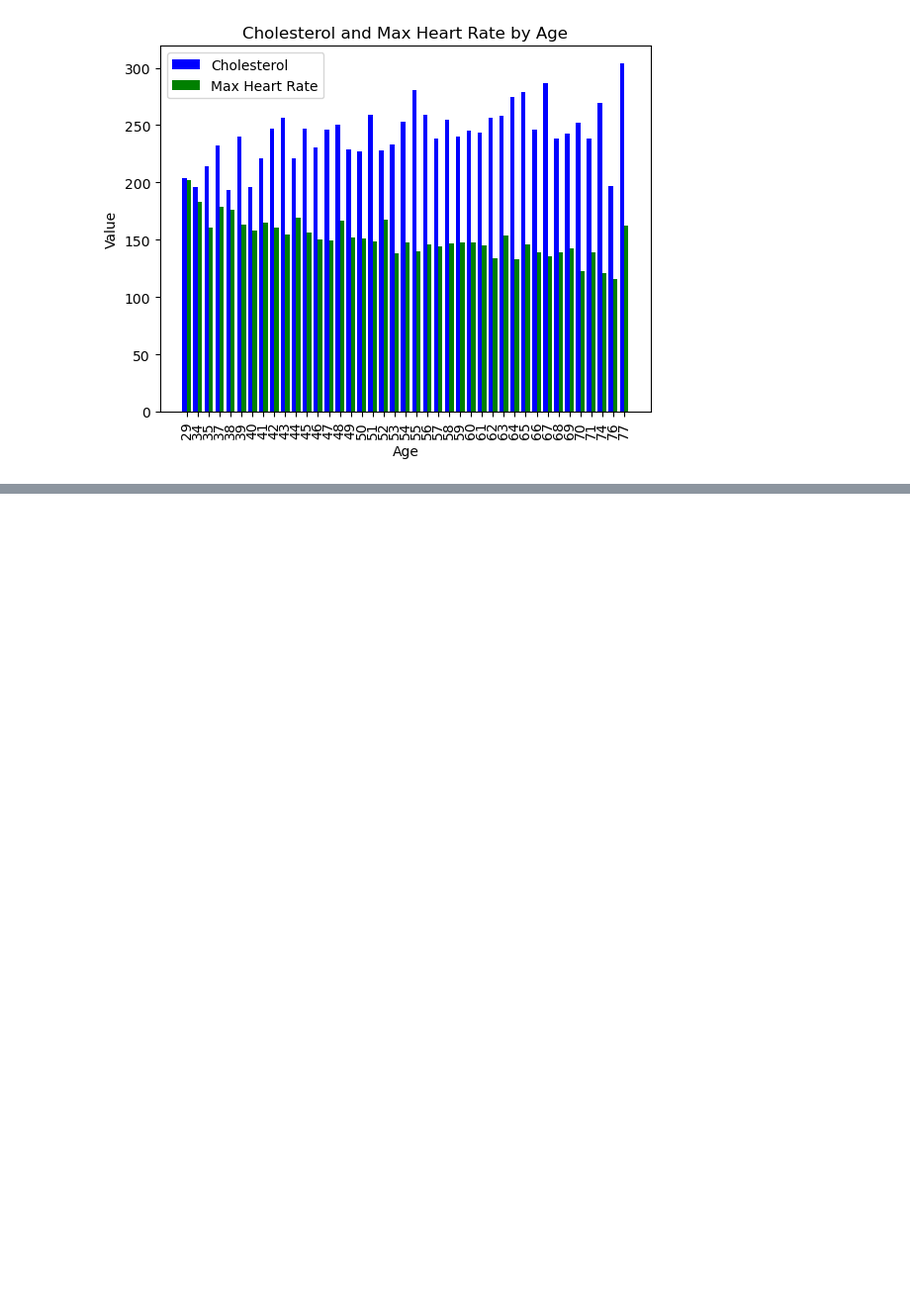
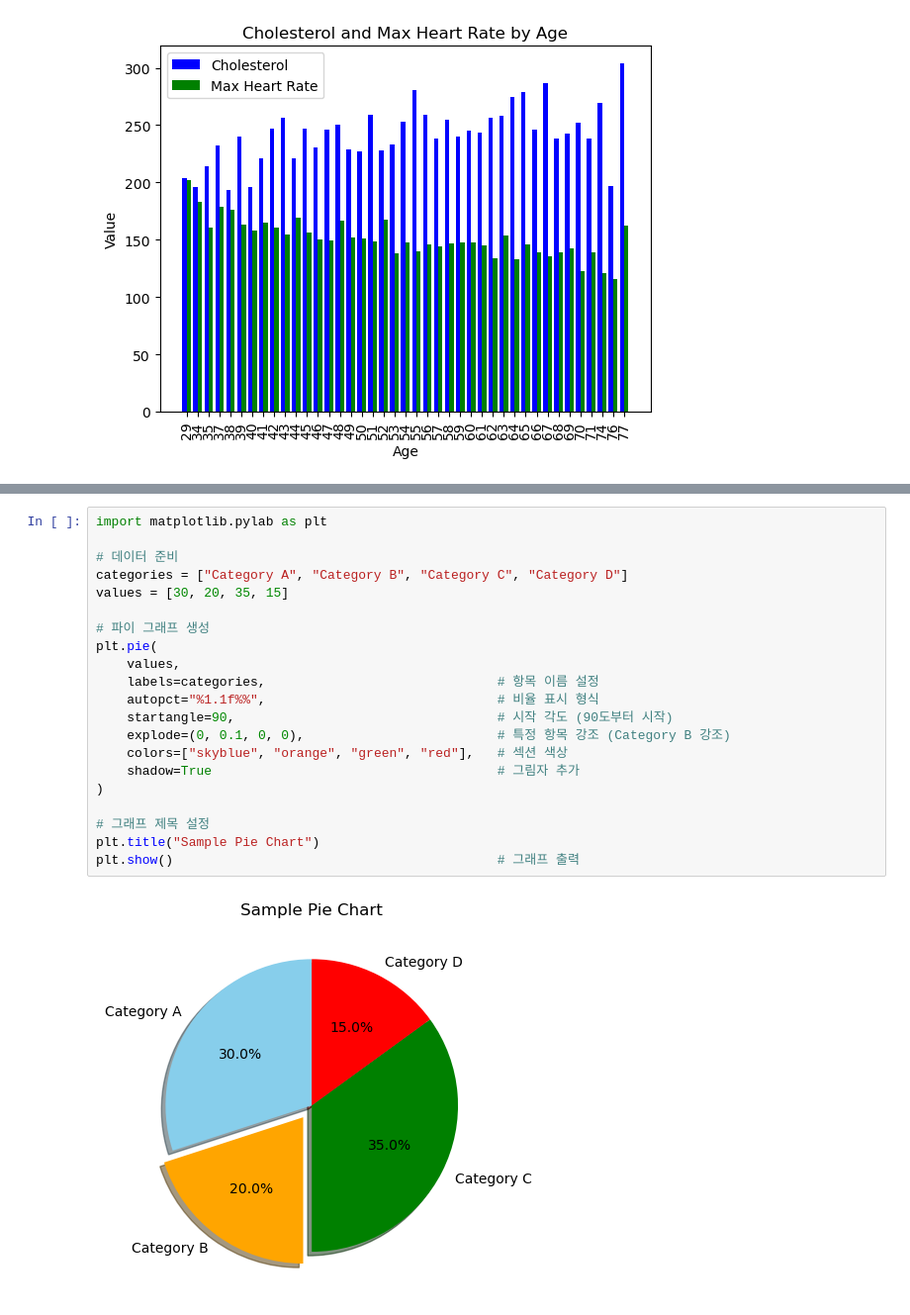
Before and after one commit to solidSnakesado/DeepLearning, a Jupyter notebook: AICE_TEST_탐색적_데이터_분석(EDA)_시각화.ipynb, the cells around one changed output, grey strips where cells are left out. Shown at 99% size. Drawn from its saved outputs; the diff is of its cells as text; blank space fills up the shorter version.

```diff
--- a/AICE_TEST_탐색적_데이터_분석(EDA)_시각화.ipynb
+++ b/AICE_TEST_탐색적_데이터_분석(EDA)_시각화.ipynb
@@ -779,0 +789,23 @@ plt.show()
+# %%
+import matplotlib.pylab as plt
+
+# 데이터 준비
+categories = ["Category A", "Category B", "Category C", "Category D"]
+values = [30, 20, 35, 15]
+
+# 파이 그래프 생성
+plt.pie(
+    values,
+    labels=categories,                              # 항목 이름 설정
+    autopct="%1.1f%%",                              # 비율 표시 형식
+    startangle=90,                                  # 시작 각도 (90도부터 시작)
+    explode=(0, 0.1, 0, 0),                         # 특정 항목 강조 (Category B 강조)
+    colors=["skyblue", "orange", "green", "red"],   # 섹션 색상
+    shadow=True                                     # 그림자 추가
+)
+
+# 그래프 제목 설정
+plt.title("Sample Pie Chart")
+plt.show()                                          # 그래프 출력
+# %% [output]
+[figure, added]
```
Also changed, not shown: parts of 4 cells of this notebook.
